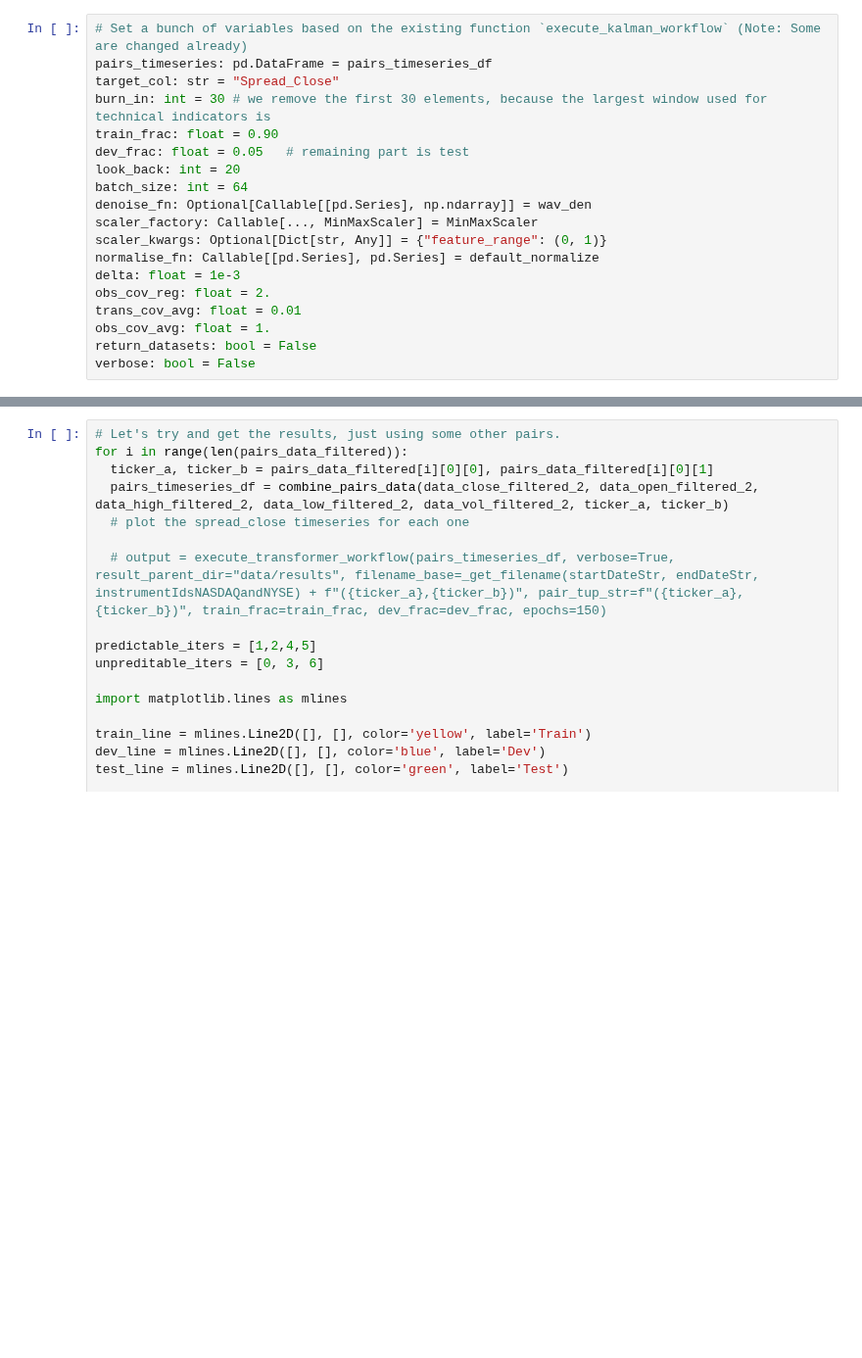
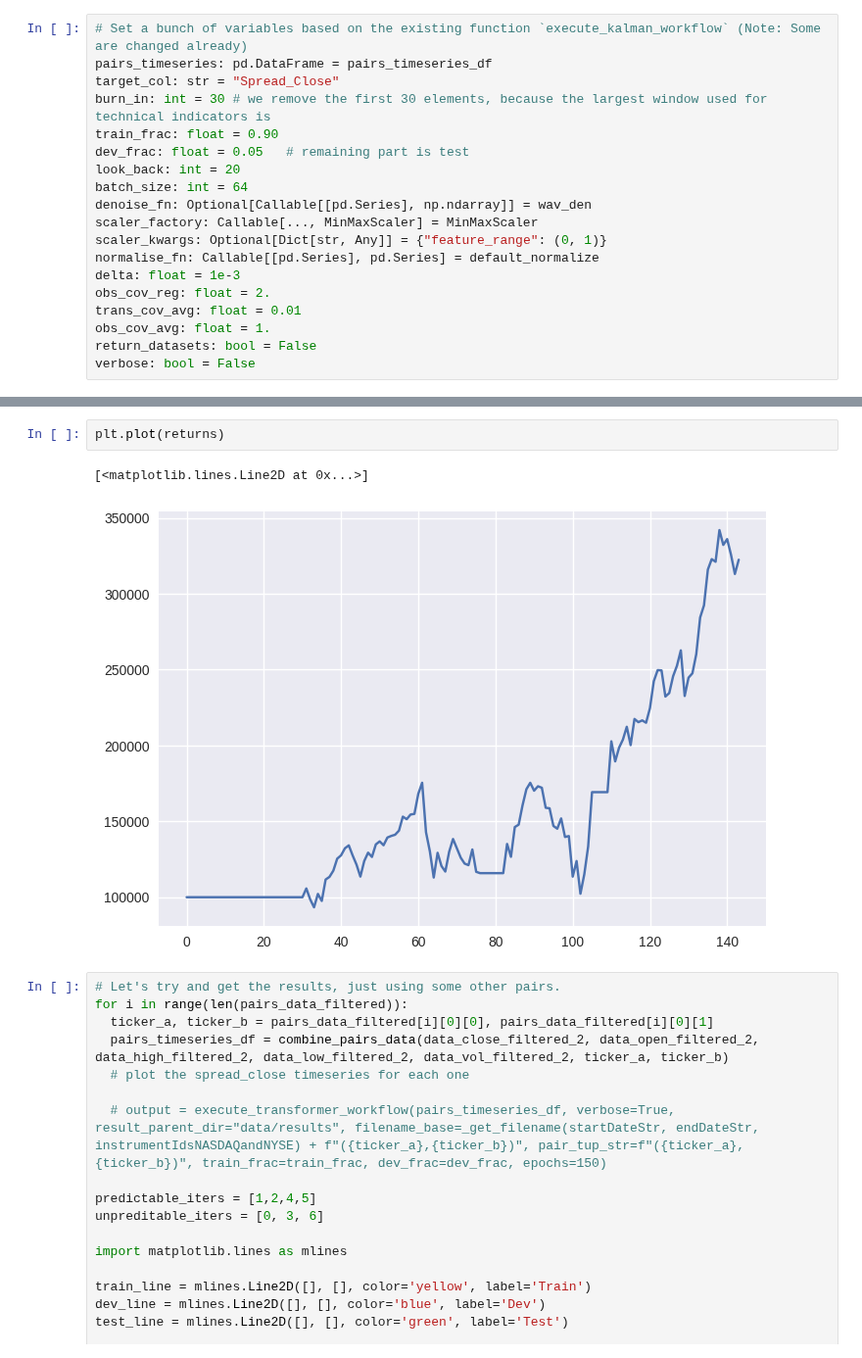
Before and after one commit to maviddoerdijk/bsc-thesis, a Jupyter notebook: exp/train_transformer.ipynb, the cells around one changed output, grey strips where cells are left out. Shown at 98% size. Cells and saved outputs as stored; diff of their text form; blank space fills up the shorter version.

```diff
--- a/exp/train_transformer.ipynb
+++ b/exp/train_transformer.ipynb
@@ -548,3 +1101,8 @@ Plot filenames: {'yoy_returns': 'data_2007_01_01_2021_12_31_4416cb3b_plot_thresh
+# %%
+plt.plot(returns)
+# %% [output]
+[<matplotlib.lines.Line2D at 0x...>]
+[figure, added]
 # %%
 # Let's try and get the results, just using some other pairs.
 for i in range(len(pairs_data_filtered)):
```
Also changed, not shown: parts of 10 cells of this notebook.
